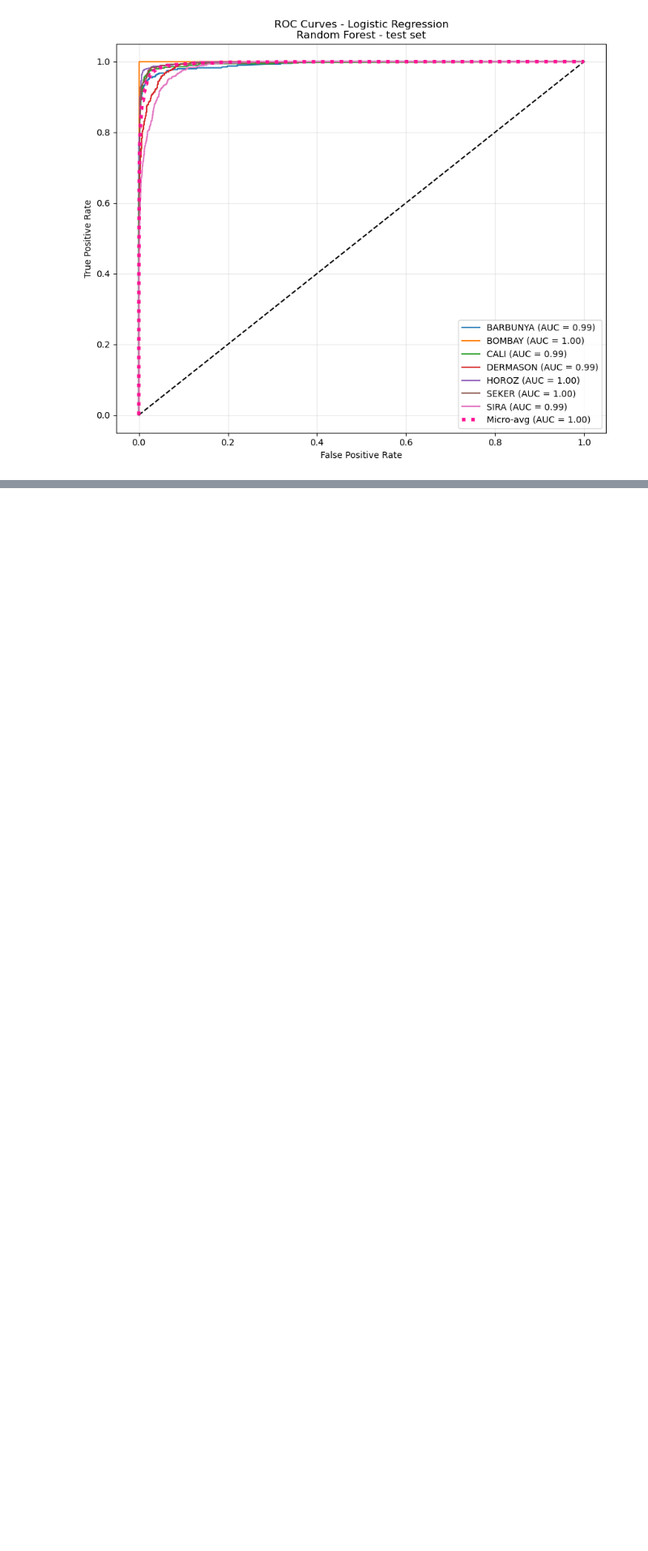
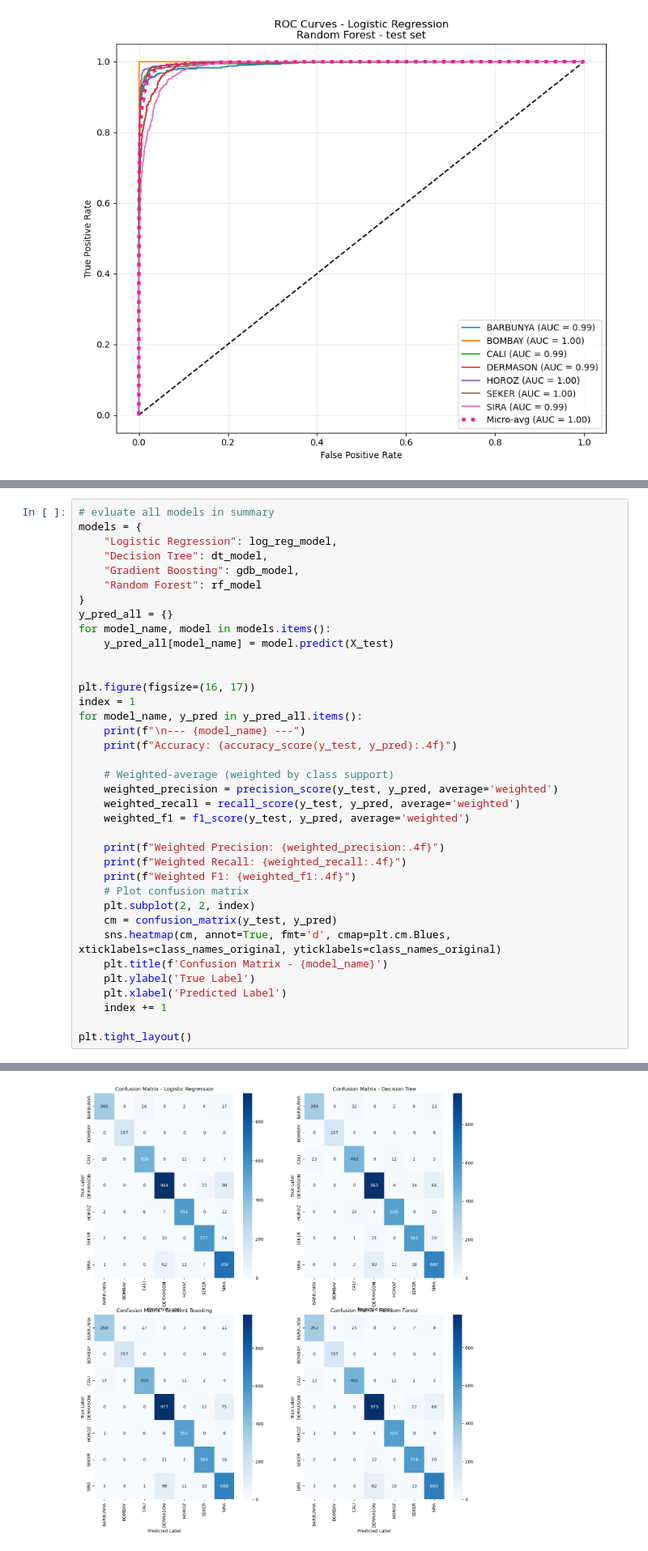
Before and after one commit to mathway18/Machine-learning-project, a Jupyter notebook: project.ipynb, the cells around one changed output, grey strips where cells are left out. Shown at 81% size. Drawn from its saved outputs; the diff is of its cells as text; blank space fills up the shorter version.

Commit message:
feat: refine the code, add part of Improve each model via validation.

```diff
--- a/project.ipynb
+++ b/project.ipynb
@@ -799,0 +811,38 @@ Micro-average AUC: 0.9952
+# %%
+# evluate all models in summary
+models = {
+    "Logistic Regression": log_reg_model,
+    "Decision Tree": dt_model,
+    "Gradient Boosting": gdb_model,
+    "Random Forest": rf_model
+}
+y_pred_all = {}
+for model_name, model in models.items():
+    y_pred_all[model_name] = model.predict(X_test)
+
+
+plt.figure(figsize=(16, 17))
+index = 1
+for model_name, y_pred in y_pred_all.items():
+    print(f"\n--- {model_name} ---")
+    print(f"Accuracy: {accuracy_score(y_test, y_pred):.4f}")
+
+    # Weighted-average (weighted by class support)
+    weighted_precision = precision_score(y_test, y_pred, average='weighted')
+    weighted_recall = recall_score(y_test, y_pred, average='weighted')
+    weighted_f1 = f1_score(y_test, y_pred, average='weighted')
+
+    print(f"Weighted Precision: {weighted_precision:.4f}")
+    print(f"Weighted Recall: {weighted_recall:.4f}")
+    print(f"Weighted F1: {weighted_f1:.4f}")
+    # Plot confusion matrix
+    plt.subplot(2, 2, index)
+    cm = confusion_matrix(y_test, y_pred)
+    sns.heatmap(cm, annot=True, fmt='d', cmap=plt.cm.Blues, xticklabels=class_names_original, yticklabels=class_names_original)
+    plt.title(f'Confusion Matrix - {model_name}')
+    plt.ylabel('True Label')
+    plt.xlabel('Predicted Label')
+    index += 1
+
+plt.tight_layout()
+# %% [output]
@@ -799,0 +866 @@ Micro-average AUC: 0.9952
+[figure, added]
```
Also changed, not shown: parts of 17 cells of this notebook.
